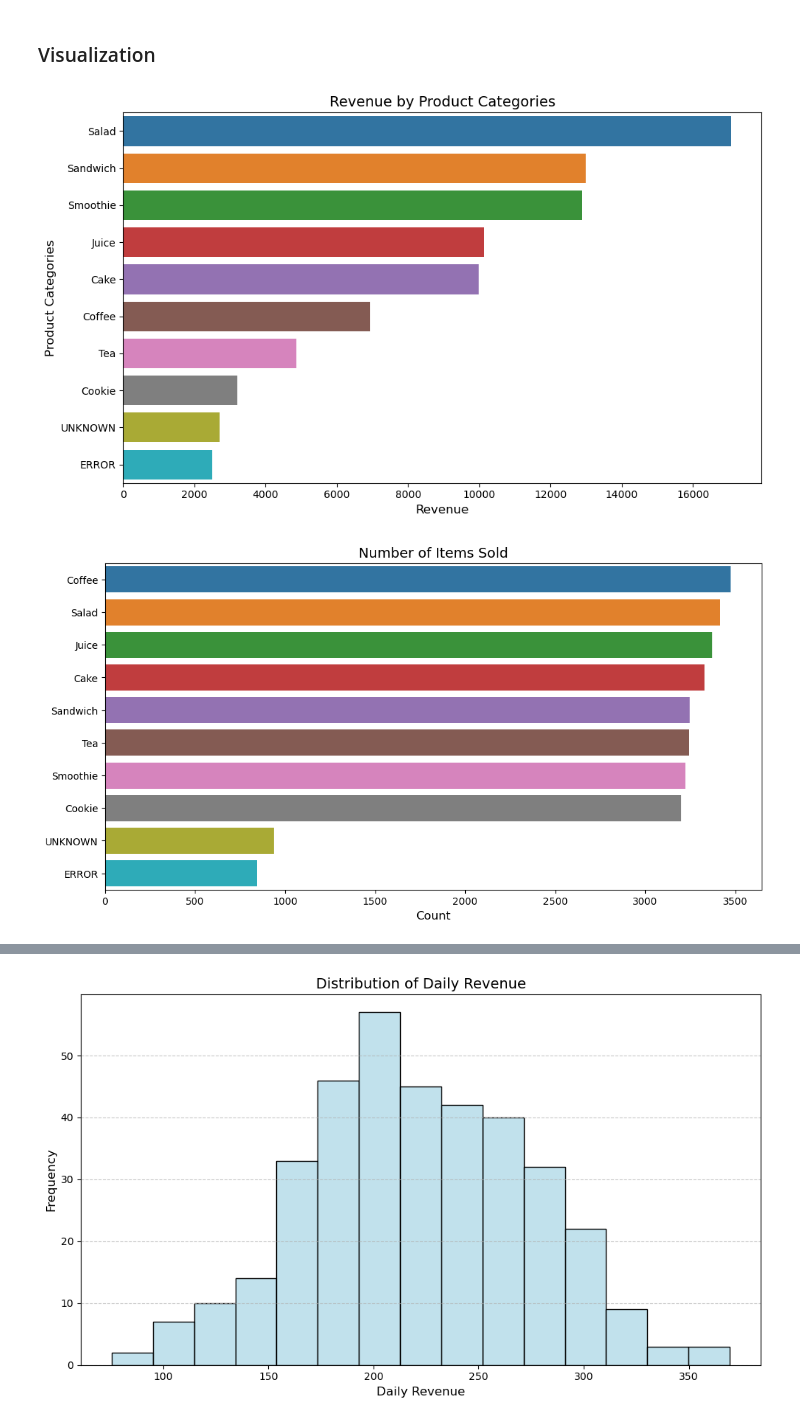
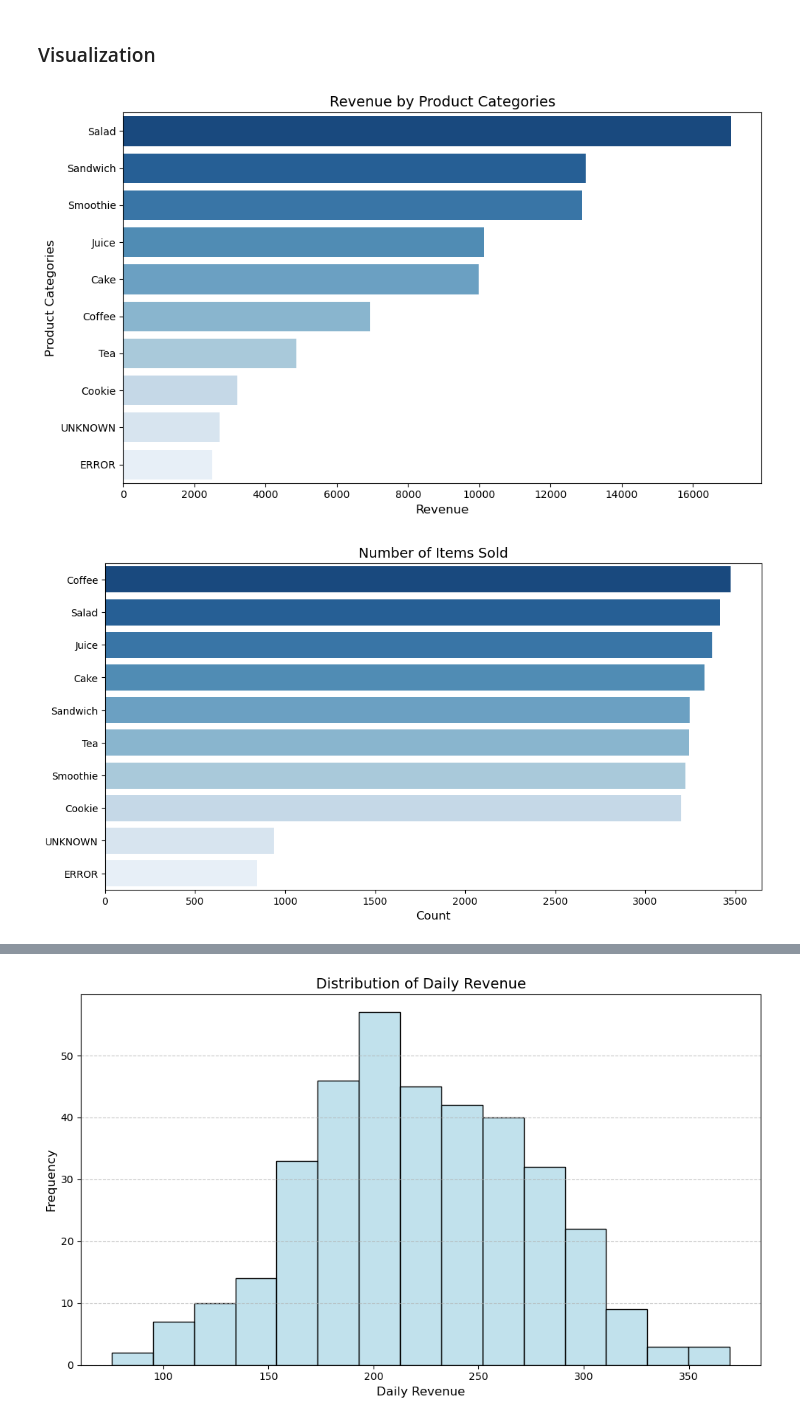
Before and after one commit to martinakvasnickova/Cafe-Sales-Analysis, a Jupyter notebook: analysis/EDA.ipynb, the cells around one changed output, grey strips where cells are left out. Cells and saved outputs as stored; diff of their text form; code cells hidden in the pictures.

Commit message:
blue

```diff
--- a/analysis/EDA.ipynb
+++ b/analysis/EDA.ipynb
@@ -343,6 +341,8 @@ Name: Total Spent, dtype: float64
 ### Visualization
 # %%
 revenue_by_item_sorted = revenue_by_item.sort_values(ascending=False)
+palette = sns.color_palette("Blues", len(revenue_by_item_sorted))[::-1]
+
 plt.figure(figsize=(10, 6))
 sns.barplot(x=revenue_by_item_sorted.values, y=revenue_by_item_sorted.index, order=revenue_by_item_sorted.index, hue=revenue_by_item_sorted.index,
             dodge=False, palette=palette, legend=False)
@@ -352,21 +352,22 @@ plt.xlabel('Revenue', fontsize=12)
 plt.tight_layout()
 plt.show()
 # %% [output]
-[figure, old version]
+[figure, new version]
 # %%
 item_counts = df.groupby('Item')['Quantity'].sum().sort_values(ascending=False)
+palette = sns.color_palette("Blues", len(item_counts))[::-1]
 plt.figure(figsize=(12, 6))
 sns.barplot(
     x=item_counts.values,
     y=item_counts.index,
     palette=palette,
     hue = item_counts.index
 )
 plt.xlabel("Count", fontsize=12)
 plt.ylabel("")
 plt.title("Number of Items Sold", fontsize=14)
 plt.show()
 # %% [output]
-[figure, old version]
+[figure, new version]
 # %%
 revenue_by_payment = df.groupby('Payment Method')['Total Spent'].sum()
```
Also changed, not shown: parts of 2 cells of this notebook.
